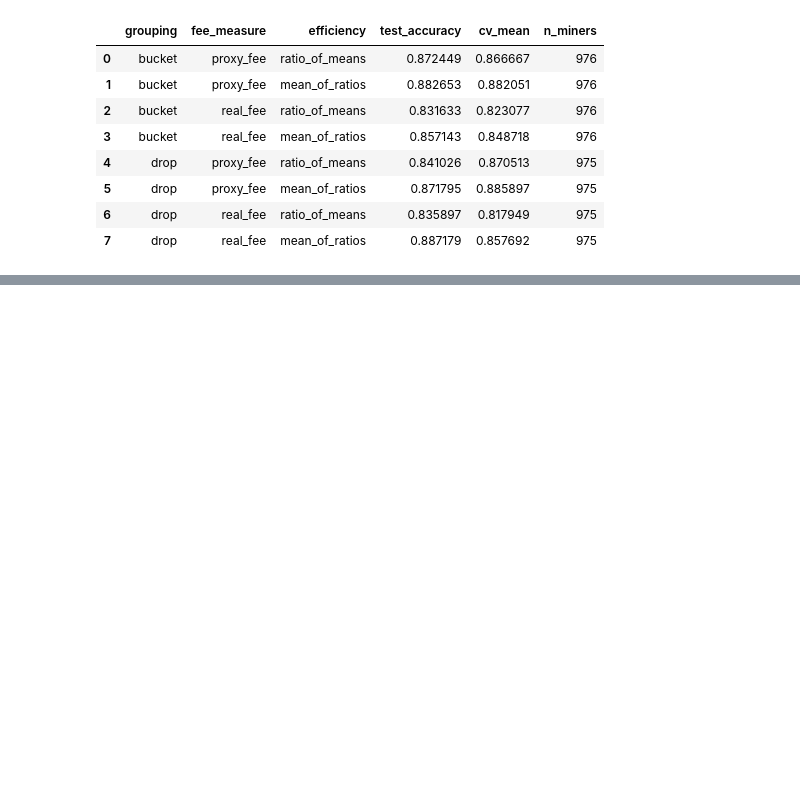
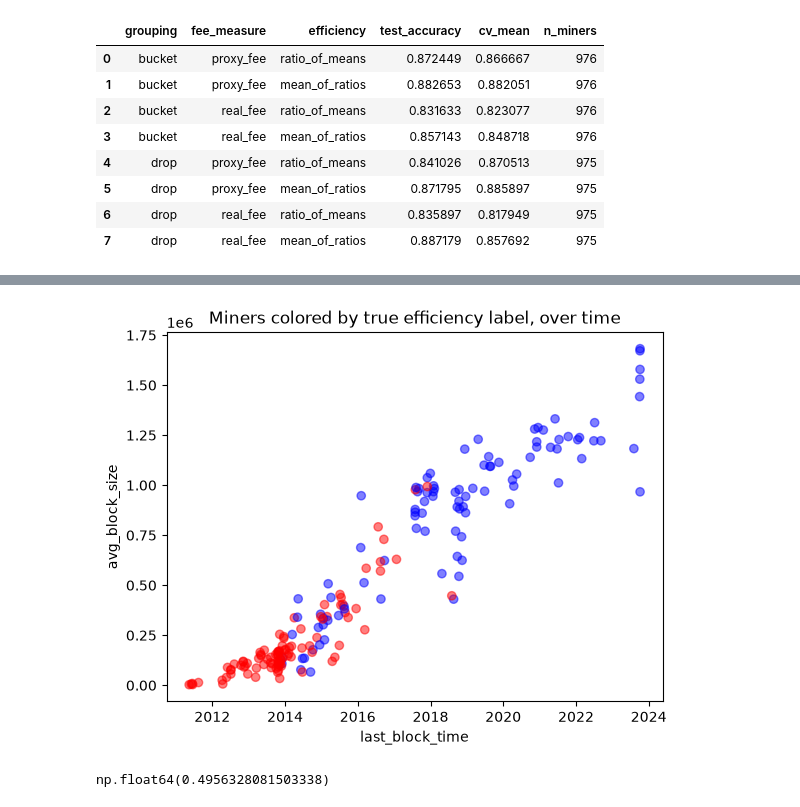
Before and after one commit to Kwokym111/poai_simulation, a Jupyter notebook: src/miner_attribution_preprocess.ipynb, the cells around one changed output, grey strips where cells are left out. Saved outputs shown, nothing was run; the diff lists cells and outputs as text; code cells hidden in the pictures; blank space fills up the shorter version.

```diff
--- a/src/miner_attribution_preprocess.ipynb
+++ b/src/miner_attribution_preprocess.ipynb
@@ -664,0 +951,12 @@ results_log_v2_df
+# %%
+plt.scatter(X_test_raw['last_block_time'], X_test_raw['avg_block_size'], c=label_colors, alpha=0.5)
+plt.xlabel('last_block_time')
+plt.ylabel('avg_block_size')
+plt.title('Miners colored by true efficiency label, over time')
+plt.show()
+# %% [output]
+[figure, added]
+# %%
+X_test_raw['mean_of_ratios_efficiency'].corr(X_test_raw['last_block_time'].astype('int64'))
+# %% [output]
+np.float64(0.4956328081503338)
```
Also changed, not shown: parts of 30 cells of this notebook.
